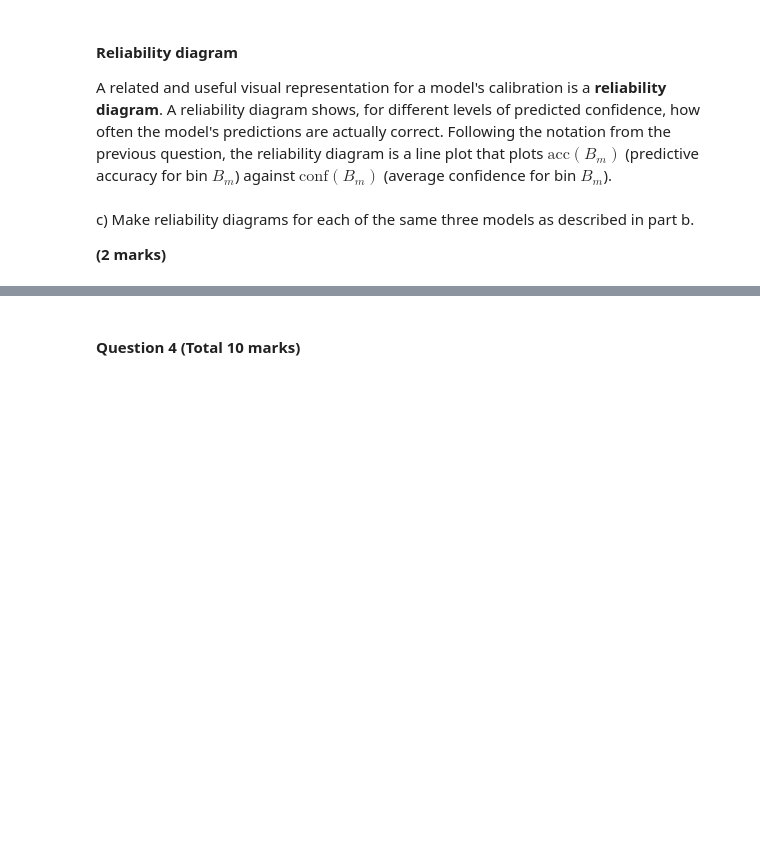
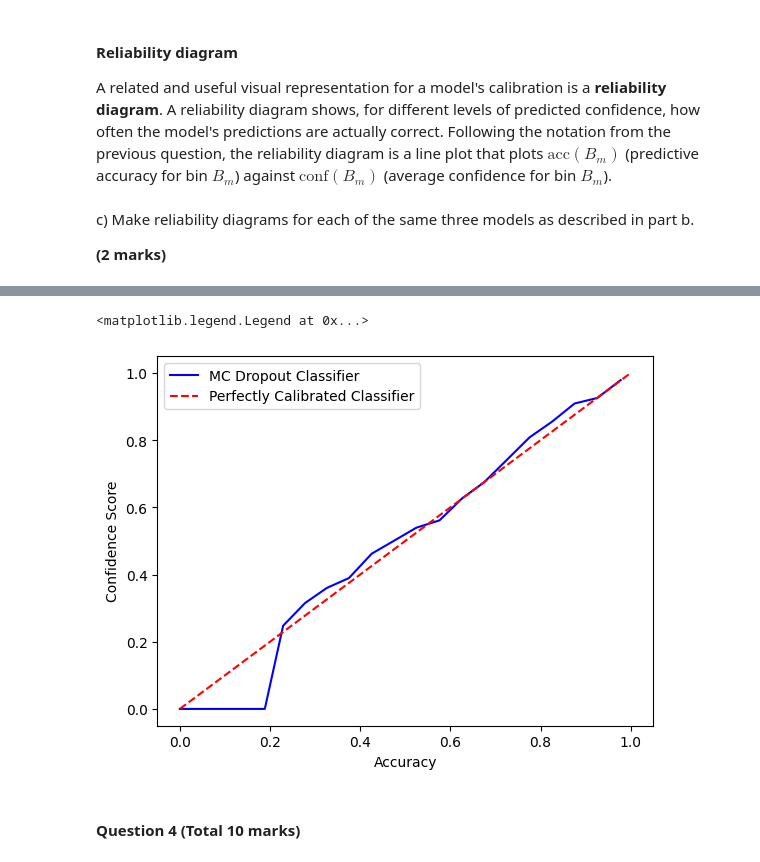
Before and after one commit to Gautam-Chauhan/DeepLearningCoursework2, a Jupyter notebook: Summative_assessment_2.ipynb, the cells around one changed output, grey strips where cells are left out. Cells and saved outputs as stored; diff of their text form; code cells hidden in the pictures; blank space fills up the shorter version.

```diff
--- a/Summative_assessment_2.ipynb
+++ b/Summative_assessment_2.ipynb
@@ -997,3 +1080,12 @@ c) Make reliability diagrams for each of the same three models as described in p
+# %%
+plt.plot(mc_average_binned_confidences_list,mc_binned_accuracies_list,color="blue",label="MC Dropout Classifier")
+plt.plot(x,x,color="red",label="Perfectly Calibrated Classifier",linestyle="--")
+plt.xlabel("Accuracy")
+plt.ylabel("Confidence Score")
+plt.legend()
+# %% [output]
+<matplotlib.legend.Legend at 0x...>
+[figure, added]
 # %% [markdown]
 #### Question 4 (Total 10 marks)
 # %% [markdown]
```
Also changed, not shown: parts of 30 cells of this notebook.
